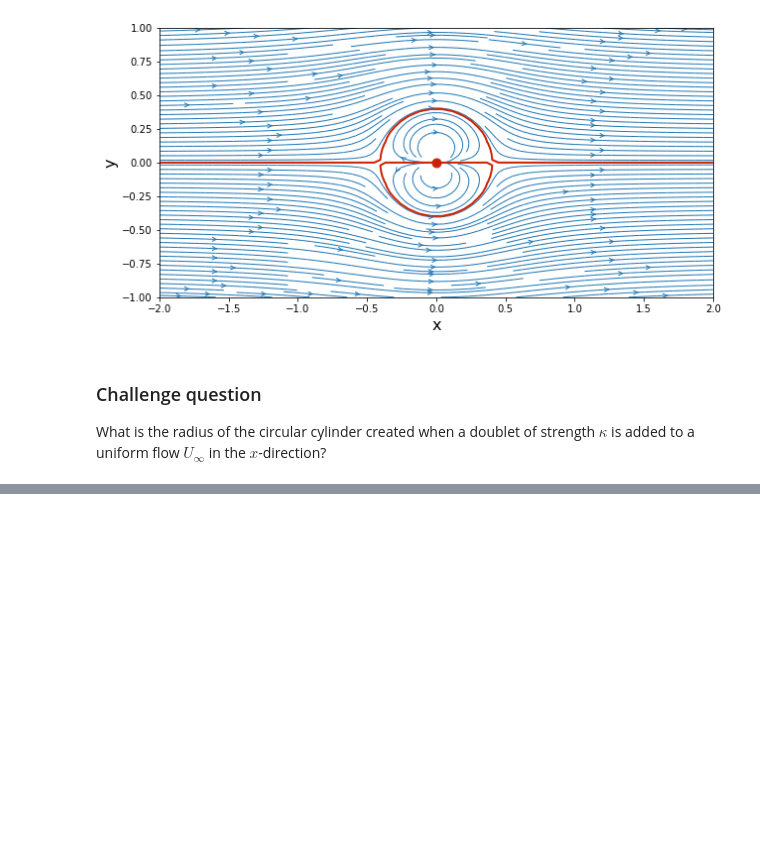
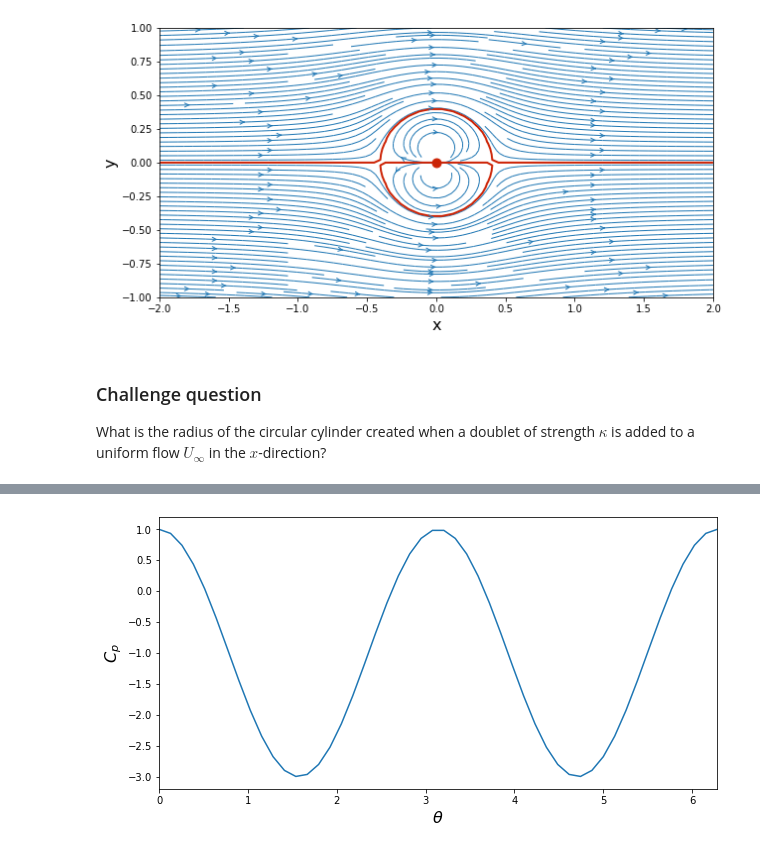
Before and after one commit to riemannsBeard/AeroPython, a Jupyter notebook: lessons/Lesson03.ipynb, the cells around one changed output, grey strips where cells are left out. Drawn from its saved outputs; the diff is of its cells as text; code cells hidden in the pictures; blank space fills up the shorter version.

```diff
--- a/lessons/Lesson03.ipynb
+++ b/lessons/Lesson03.ipynb
@@ -214,0 +275,9 @@ plt.contour(X, Y, psi,
+# %%
+plt.figure(figsize=(width, height))
+plt.xlabel(r'$\theta$', fontsize=16)
+plt.ylabel(r'$C_p$', fontsize=16)
+plt.xlim(theta[0], theta[-1])
+#plt.ylim(np.min([uu, vv]), y_end)
+plt.plot(theta, 1 - 4*np.sin(theta)**2);
+# %% [output]
+[figure, added]
```
Also changed, not shown: parts of 15 cells of this notebook.
